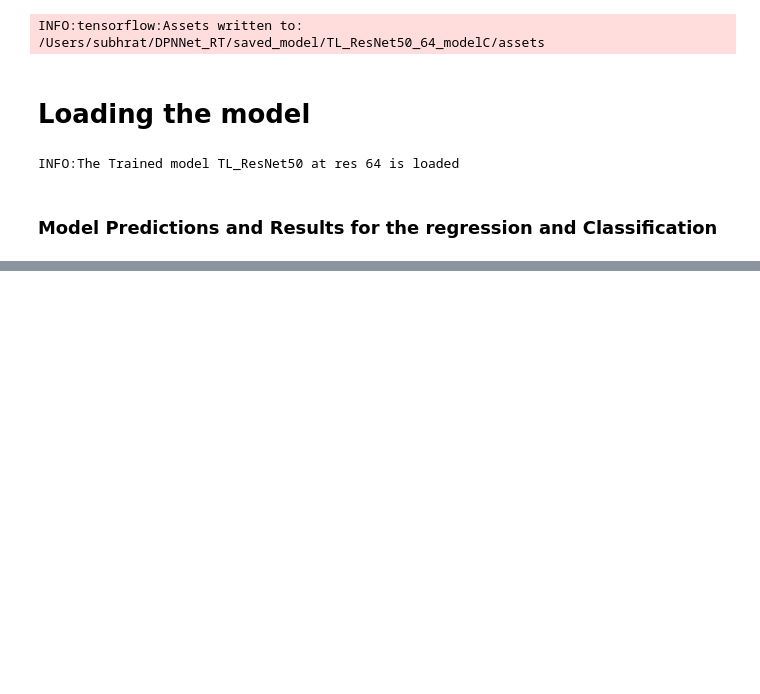
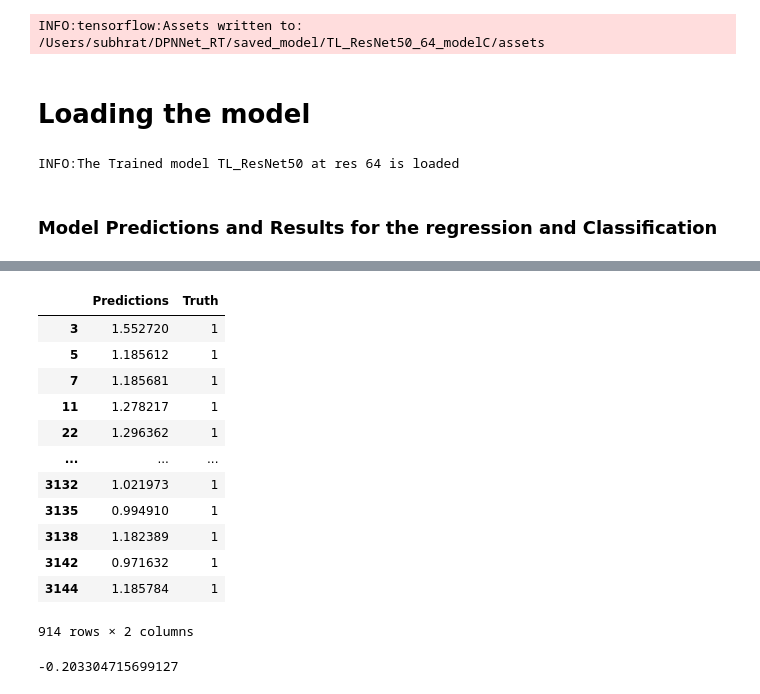
Before and after one commit to sauddy/DPNNet-3.0, a Jupyter notebook: DPNNet-RT-V6_SL.ipynb, the cells around one changed output, grey strips where cells are left out. Saved outputs shown, nothing was run; the diff lists cells and outputs as text; code cells hidden in the pictures; blank space fills up the shorter version.

```diff
--- a/DPNNet-RT-V6_SL.ipynb
+++ b/DPNNet-RT-V6_SL.ipynb
@@ -726,0 +765,21 @@ KeyError: 'accuracy'
+# %%
+tp1 = tp.loc[tp['Truth'] == 1]
+tp1
+# %% [output]
+|  | Predictions | Truth |
+| 3 | 1.552720 | 1 |
+| 5 | 1.185612 | 1 |
+| 7 | 1.185681 | 1 |
+| 11 | 1.278217 | 1 |
+| 22 | 1.296362 | 1 |
+| ... | ... | ... |
+| 3132 | 1.021973 | 1 |
+| 3135 | 0.994910 | 1 |
+| 3138 | 1.182389 | 1 |
+| 3142 | 0.971632 | 1 |
+| 3144 | 1.185784 | 1 |
+914 rows × 2 columns
+# %%
+np.mean(tp1['Truth']-tp1['Predictions'])
+# %% [output]
+-0.203304715699127
```
Also changed, not shown: parts of 15 cells of this notebook.
